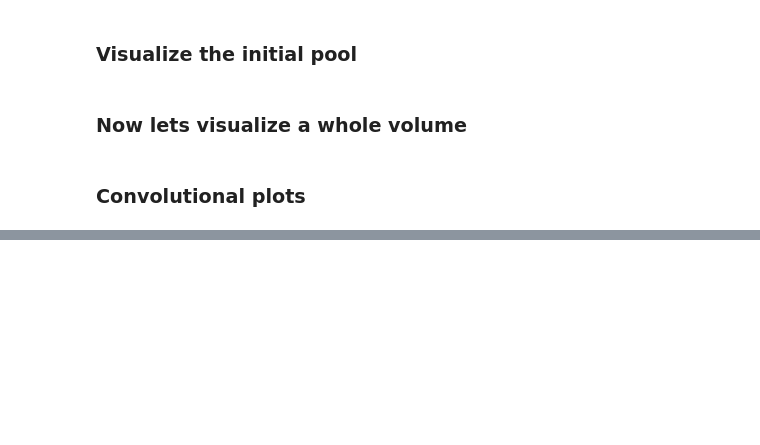
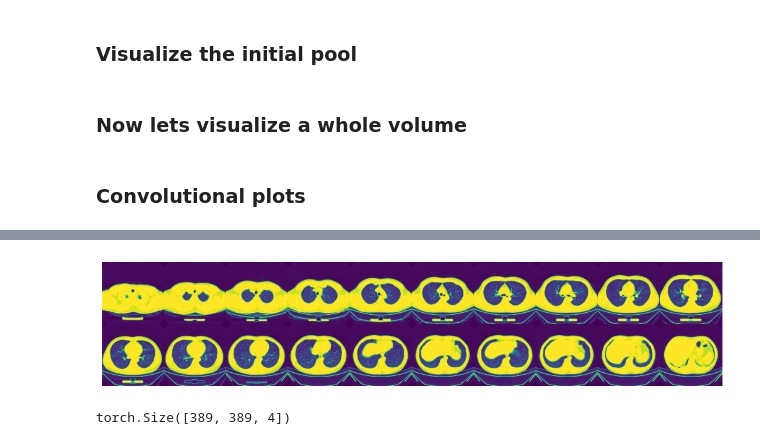
Before and after one commit to BastianSpatz/Deep-Bayesian-Active-Learning-for-Covid-19, a Jupyter notebook: notebooks/visualization.ipynb, the cells around one changed output, grey strips where cells are left out. Cells and saved outputs as stored; diff of their text form; code cells hidden in the pictures; blank space fills up the shorter version.

```diff
--- a/notebooks/visualization.ipynb
+++ b/notebooks/visualization.ipynb
@@ -397,0 +424,2 @@ Epoch [10/10], Loss: 0.023153593480587004, Accuracy: 0.3240000009536743
+# %%
+l = np.concatenate((i, [43, 45, 47, 50]))
@@ -397,0 +430,39 @@ Epoch [10/10], Loss: 0.023153593480587004, Accuracy: 0.3240000009536743
+# %%
+import numpy as np
+from matplotlib import gridspec
+
+w = 10
+h = 10
+columns = 10
+rows = 2
+fig = plt.figure(figsize=(columns+1, rows+1))
+# ax enables access to manipulate each of subplots
+ax = []
+gs = gridspec.GridSpec(rows, columns, wspace=0.0, hspace=0.0,
+         top=1.-0.5/(rows+1), bottom=0.5/(rows+1),
+         left=0.5/(columns+1), right=1-0.5/(columns+1))
+
+for i in range(rows):
+    for j in range(columns):
+    # img = np.random.randint(10, size=(h,w))
+        ax = plt.subplot(gs[i,j])
+        # ax.append( fig.add_subplot(rows, columns, i) )
+        ax.set_xticklabels([])
+        ax.set_yticklabels([])
+        ax.grid(False)
+        ax.set_axis_off()
+        idx = l[i*columns+j]
+        img = Image.open("../data/Normal/742/177/{}.png".format(str(idx).zfill(4))).convert('L')
+        ax.imshow(img)
+# plt.tight_layout() # optional
+plt.show()
+# %% [output]
+[figure, added]
+# %%
+import torch
+import numpy as np
+
+img_tensor = torch.tensor(np.array(img)).type(torch.float64)
+img_tensor.shape
+# %% [output]
+torch.Size([389, 389, 4])
```
Also changed, not shown: parts of 34 cells of this notebook, 5 other files.
